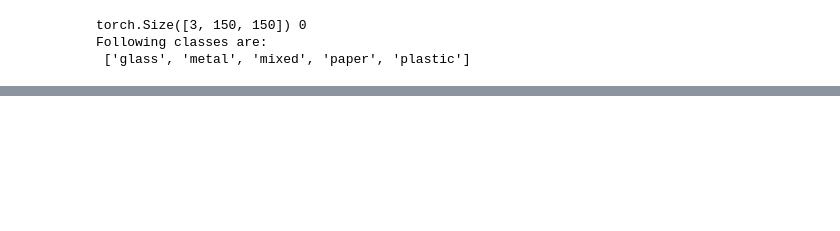
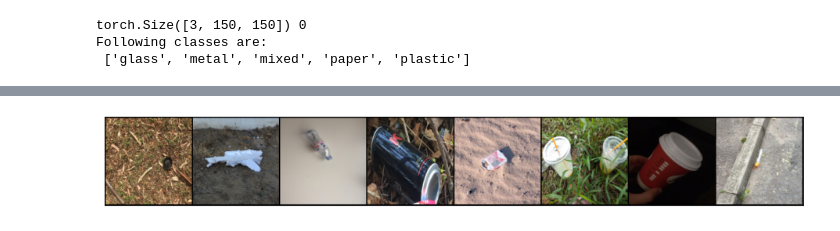
Before and after one commit to Jonash55/CRID, a Jupyter notebook: crai_playground.ipynb, the cells around one changed output, grey strips where cells are left out. Saved outputs shown, nothing was run; the diff lists cells and outputs as text; code cells hidden in the pictures; blank space fills up the shorter version.

```diff
--- a/crai_playground.ipynb
+++ b/crai_playground.ipynb
@@ -36,0 +55,13 @@ print(f"Length of Train Data: {len(train)}")
+# %%
+def show_batch(dl):
+    """Plot images grid of single batch"""
+    for images, labels in dl:
+        fig, ax = plt.subplots(figsize = (16, 12))
+        ax.set_xticks([])
+        ax.set_yticks([])
+        ax.imshow(make_grid(images, nrow=16).permute(1, 2, 0))
+        break
+
+show_batch(train_dl)
+# %% [output]
+[figure, added]
```
Also changed, not shown: parts of 21 cells of this notebook, 1 other file.
